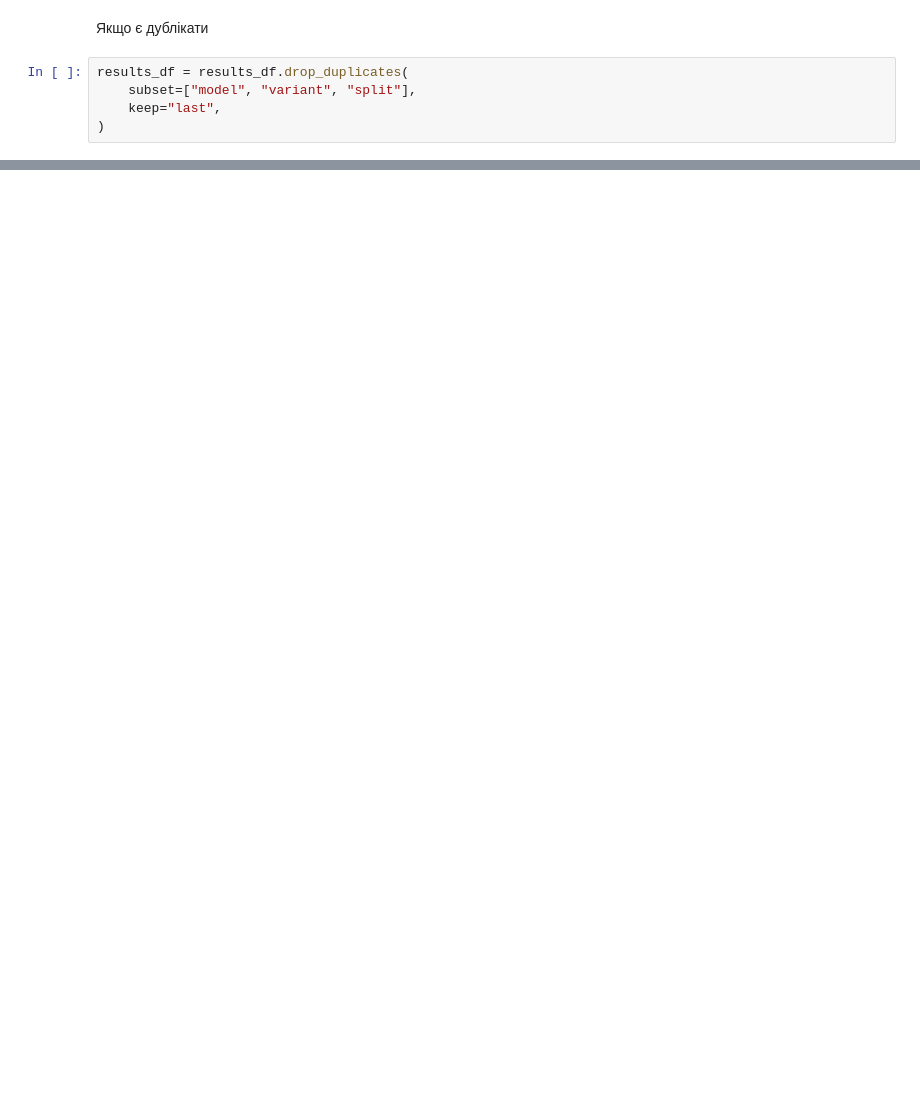
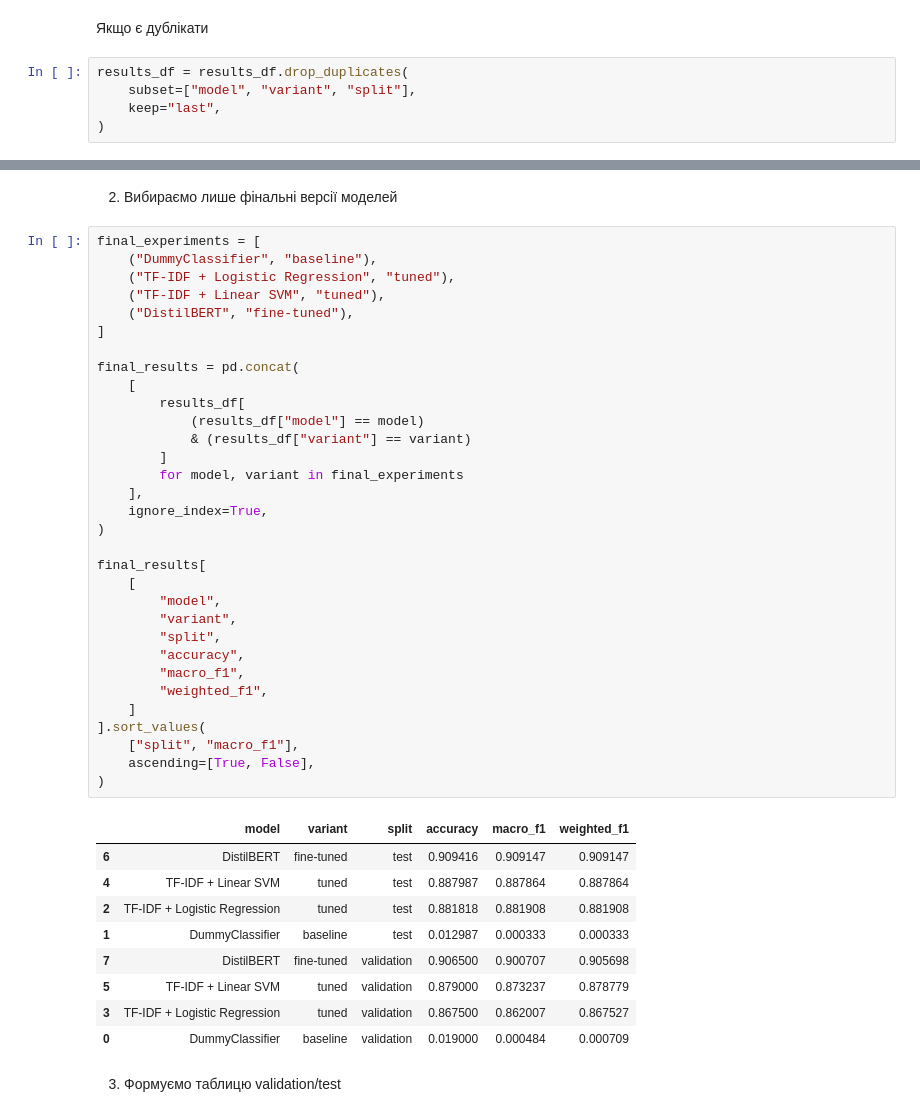
Before and after one commit to Oleg-FFF/banking-intent-classification, a Jupyter notebook: notebooks/05_Model_Comparison.ipynb, the cells around one changed output, grey strips where cells are left out. Drawn from its saved outputs; the diff is of its cells as text; blank space fills up the shorter version.

```diff
--- a/notebooks/05_Model_Comparison.ipynb
+++ b/notebooks/05_Model_Comparison.ipynb
@@ -236,0 +82,46 @@ save_experiment_result(
+# %% [markdown]
+2. Вибираємо лише фінальні версії моделей
+# %%
+final_experiments = [
+    ("DummyClassifier", "baseline"),
+    ("TF-IDF + Logistic Regression", "tuned"),
+    ("TF-IDF + Linear SVM", "tuned"),
+    ("DistilBERT", "fine-tuned"),
+]
+
+final_results = pd.concat(
+    [
+        results_df[
+            (results_df["model"] == model)
+            & (results_df["variant"] == variant)
+        ]
+        for model, variant in final_experiments
+    ],
+    ignore_index=True,
+)
+
+final_results[
+    [
+        "model",
+        "variant",
+        "split",
+        "accuracy",
+        "macro_f1",
+        "weighted_f1",
+    ]
+].sort_values(
+    ["split", "macro_f1"],
+    ascending=[True, False],
+)
+# %% [output]
+|  | model | variant | split | accuracy | macro_f1 | weighted_f1 |
+| 6 | DistilBERT | fine-tuned | test | 0.909416 | 0.909147 | 0.909147 |
+| 4 | TF-IDF + Linear SVM | tuned | test | 0.887987 | 0.887864 | 0.887864 |
+| 2 | TF-IDF + Logistic Regression | tuned | test | 0.881818 | 0.881908 | 0.881908 |
+| 1 | DummyClassifier | baseline | test | 0.012987 | 0.000333 | 0.000333 |
+| 7 | DistilBERT | fine-tuned | validation | 0.906500 | 0.900707 | 0.905698 |
+| 5 | TF-IDF + Linear SVM | tuned | validation | 0.879000 | 0.873237 | 0.878779 |
+| 3 | TF-IDF + Logistic Regression | tuned | validation | 0.867500 | 0.862007 | 0.867527 |
+| 0 | DummyClassifier | baseline | validation | 0.019000 | 0.000484 | 0.000709 |
+# %% [markdown]
+3. Формуємо таблицю validation/test
```
Also changed, not shown: parts of 44 cells of this notebook, 4 other files.
